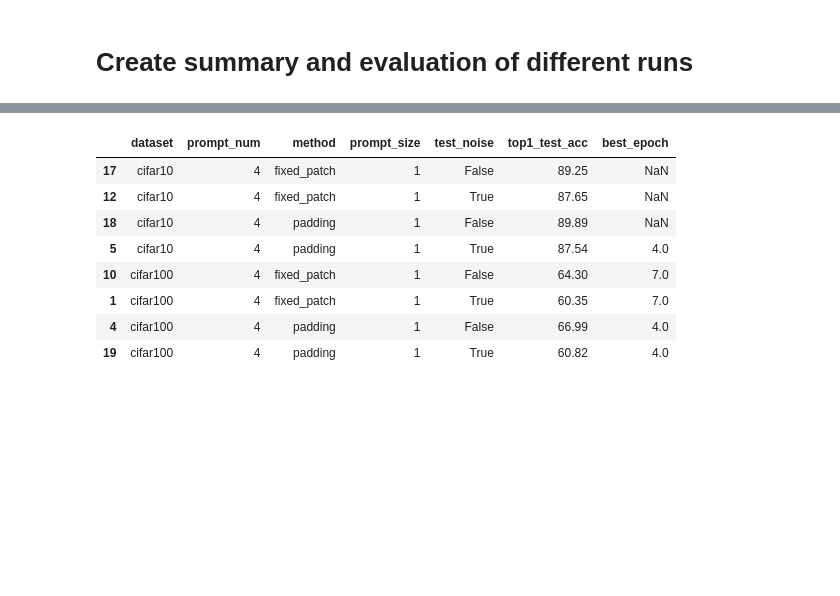
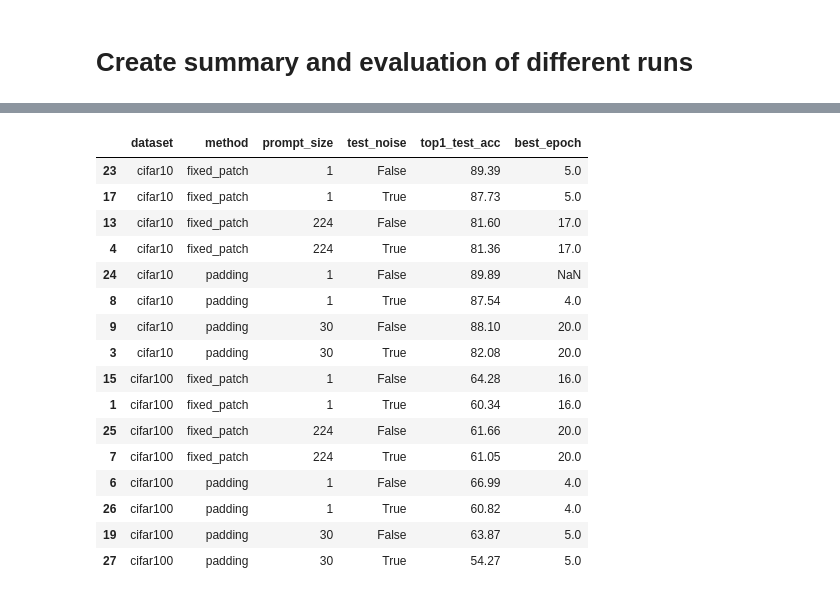
Before and after one commit to adamdivak/uvadlc_practicals_2023, a Jupyter notebook: assignment2/evaluate.ipynb, the cells around one changed output, grey strips where cells are left out. Saved outputs shown, nothing was run; the diff lists cells and outputs as text; code cells hidden in the pictures; blank space fills up the shorter version.

Commit message:
Add empty visual prompt init, run dp for more layers

```diff
--- a/assignment2/evaluate.ipynb
+++ b/assignment2/evaluate.ipynb
@@ -64,19 +68,27 @@ vp_dp_df
 # %%
-vp_cols = ["dataset", "prompt_num", "method", "prompt_size", "test_noise", "top1_test_acc", "best_epoch"]
+vp_cols = ["dataset", "method", "prompt_size", "test_noise", "top1_test_acc", "best_epoch"]
 dp_cols = ["dataset", "prompt_num", "injection_layer", "prompt_size", "test_noise", "top1_test_acc", "best_epoch"]
 # %%
-vp_df = vp_dp_df.query("prompt_type == 'visual_prompt'")[vp_cols].sort_values(["dataset", "method", "test_noise"])
+vp_df = vp_dp_df.query("prompt_type == 'visual_prompt'")[vp_cols].sort_values(["dataset", "method", "prompt_size", "test_noise"])
 vp_df
 # %% [output]
-|  | dataset | prompt_num | method | prompt_size | test_noise | top1_test_acc | best_epoch |
-| 17 | cifar10 | 4 | fixed_patch | 1 | False | 89.25 | NaN |
-| 12 | cifar10 | 4 | fixed_patch | 1 | True | 87.65 | NaN |
-| 18 | cifar10 | 4 | padding | 1 | False | 89.89 | NaN |
-| 5 | cifar10 | 4 | padding | 1 | True | 87.54 | 4.0 |
-| 10 | cifar100 | 4 | fixed_patch | 1 | False | 64.30 | 7.0 |
-| 1 | cifar100 | 4 | fixed_patch | 1 | True | 60.35 | 7.0 |
-| 4 | cifar100 | 4 | padding | 1 | False | 66.99 | 4.0 |
-| 19 | cifar100 | 4 | padding | 1 | True | 60.82 | 4.0 |
+|  | dataset | method | prompt_size | test_noise | top1_test_acc | best_epoch |
+| 23 | cifar10 | fixed_patch | 1 | False | 89.39 | 5.0 |
+| 17 | cifar10 | fixed_patch | 1 | True | 87.73 | 5.0 |
+| 13 | cifar10 | fixed_patch | 224 | False | 81.60 | 17.0 |
+| 4 | cifar10 | fixed_patch | 224 | True | 81.36 | 17.0 |
+| 24 | cifar10 | padding | 1 | False | 89.89 | NaN |
+| 8 | cifar10 | padding | 1 | True | 87.54 | 4.0 |
+| 9 | cifar10 | padding | 30 | False | 88.10 | 20.0 |
+| 3 | cifar10 | padding | 30 | True | 82.08 | 20.0 |
+| 15 | cifar100 | fixed_patch | 1 | False | 64.28 | 16.0 |
+| 1 | cifar100 | fixed_patch | 1 | True | 60.34 | 16.0 |
+| 25 | cifar100 | fixed_patch | 224 | False | 61.66 | 20.0 |
+| 7 | cifar100 | fixed_patch | 224 | True | 61.05 | 20.0 |
+| 6 | cifar100 | padding | 1 | False | 66.99 | 4.0 |
+| 26 | cifar100 | padding | 1 | True | 60.82 | 4.0 |
+| 19 | cifar100 | padding | 30 | False | 63.87 | 5.0 |
+| 27 | cifar100 | padding | 30 | True | 54.27 | 5.0 |
 # %%
 dp_df = vp_dp_df.query("prompt_type == 'deep_prompt'")[dp_cols].sort_values(["dataset", "injection_layer", "test_noise"])
 dp_df
```
Also changed, not shown: parts of 4 cells of this notebook, 6 other files.
